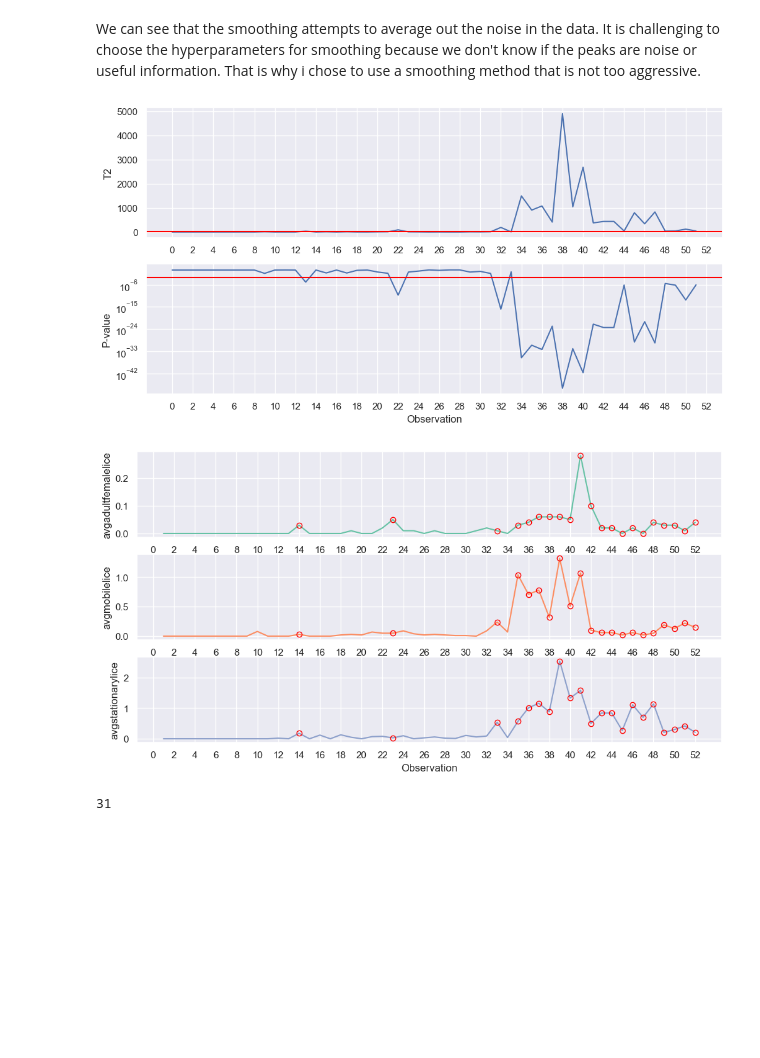
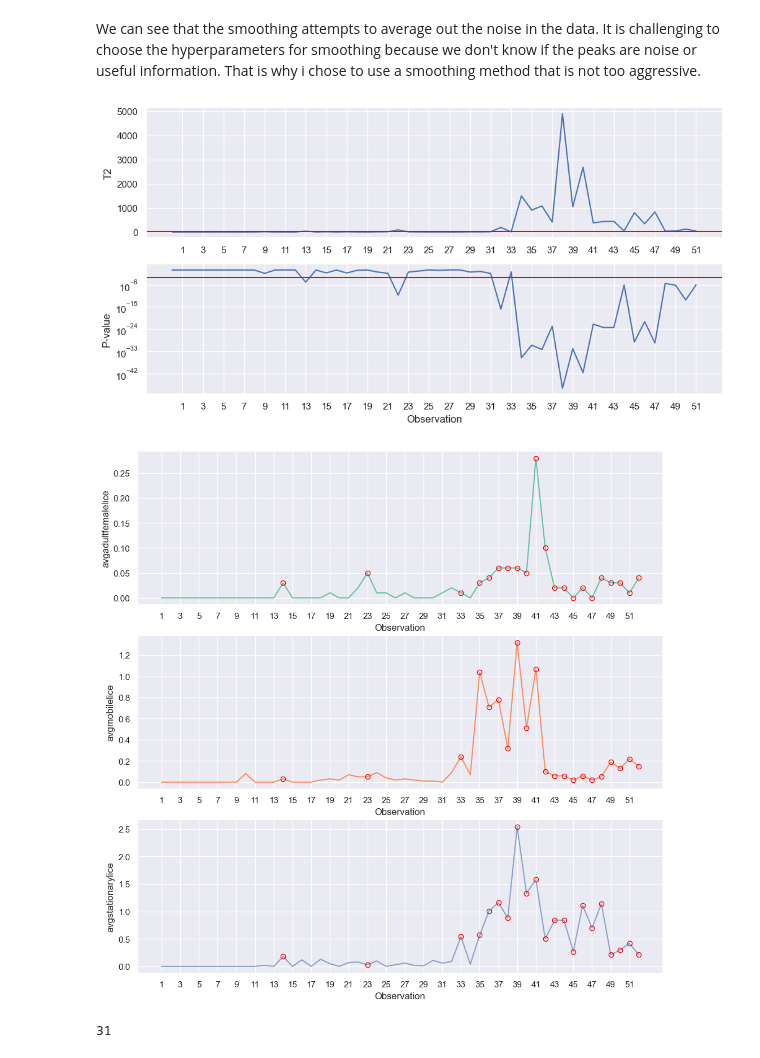
Before and after one commit to erlendrisvik/Compulsories, a Jupyter notebook: CA2/CA2.ipynb, the cells around one changed output. Drawn from its saved outputs; the diff is of its cells as text; code cells hidden in the pictures; blank space fills up the shorter version.

```diff
--- a/CA2/CA2.ipynb
+++ b/CA2/CA2.ipynb
@@ -616,7 +616,7 @@ plt.plot(T2)
 plt.grid(True)
 plt.axhline(c, color="red")
 plt.ylabel("T2")
-plt.xticks(np.arange(0, 53, 2))
+plt.xticks(np.arange(1, 53, 2))
 plt.subplot(212)
 # Plot P on a logarithmic scale
 plt.plot(P)
@@ -625,28 +625,28 @@ plt.grid(True)
 plt.axhline(alpha, color="red")
 plt.ylabel("P-value")
 plt.xlabel("Observation")
-plt.xticks(np.arange(0, 53, 2))
+plt.xticks(np.arange(1, 53, 2))
 plt.show()
 # %% [output]
-[figure, old version]
+[figure, new version]
 # %%
 # Plotting the outliers as red circles
 x = np.arange(1,53)+0.0
 x[P>alpha] = np.nan
 
 # plot the same but use a loop
-plt.figure(figsize=(12,6))
+plt.figure(figsize=(12,12))
 
 for col in range(len(cols)):
     plt.subplot(3, 1, col+1)
     plt.plot(smoothed[cols[col]], '-', color=custom_palette[col])
     plt.plot(x, smoothed[cols[col]], 'o', markeredgecolor='red', markerfacecolor='none')
     plt.ylabel(cols[col])
     plt.xlabel('Observation')
-    plt.xticks(np.arange(0, 53, 2))
+    plt.xticks(np.arange(1, 53, 2))
 plt.show()
 # %% [output]
-[figure, old version]
+[figure, new version]
 # %%
 # Check how many observations are remaining
 np.isnan(x).sum()
```
Also changed, not shown: parts of 2 cells of this notebook.
